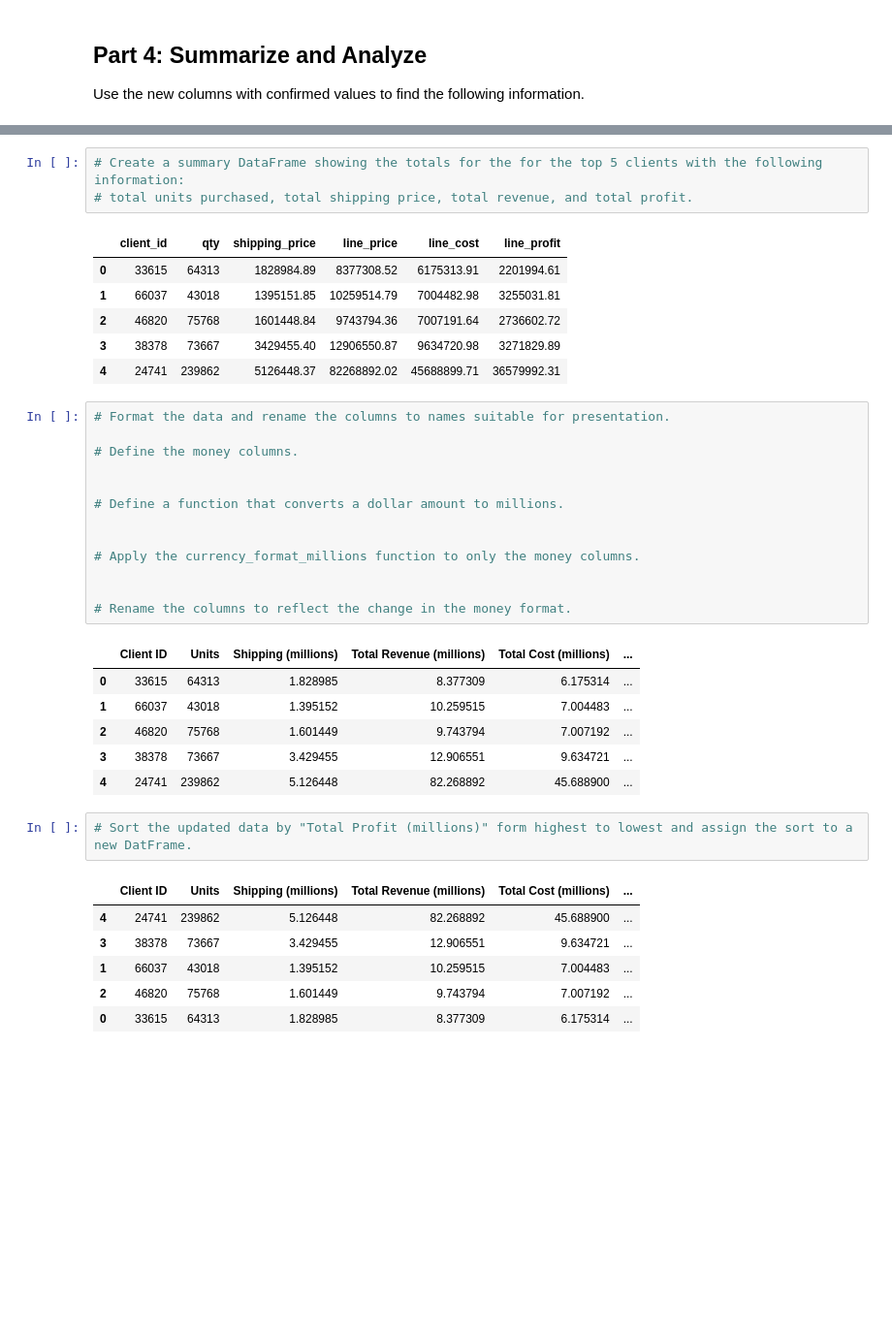
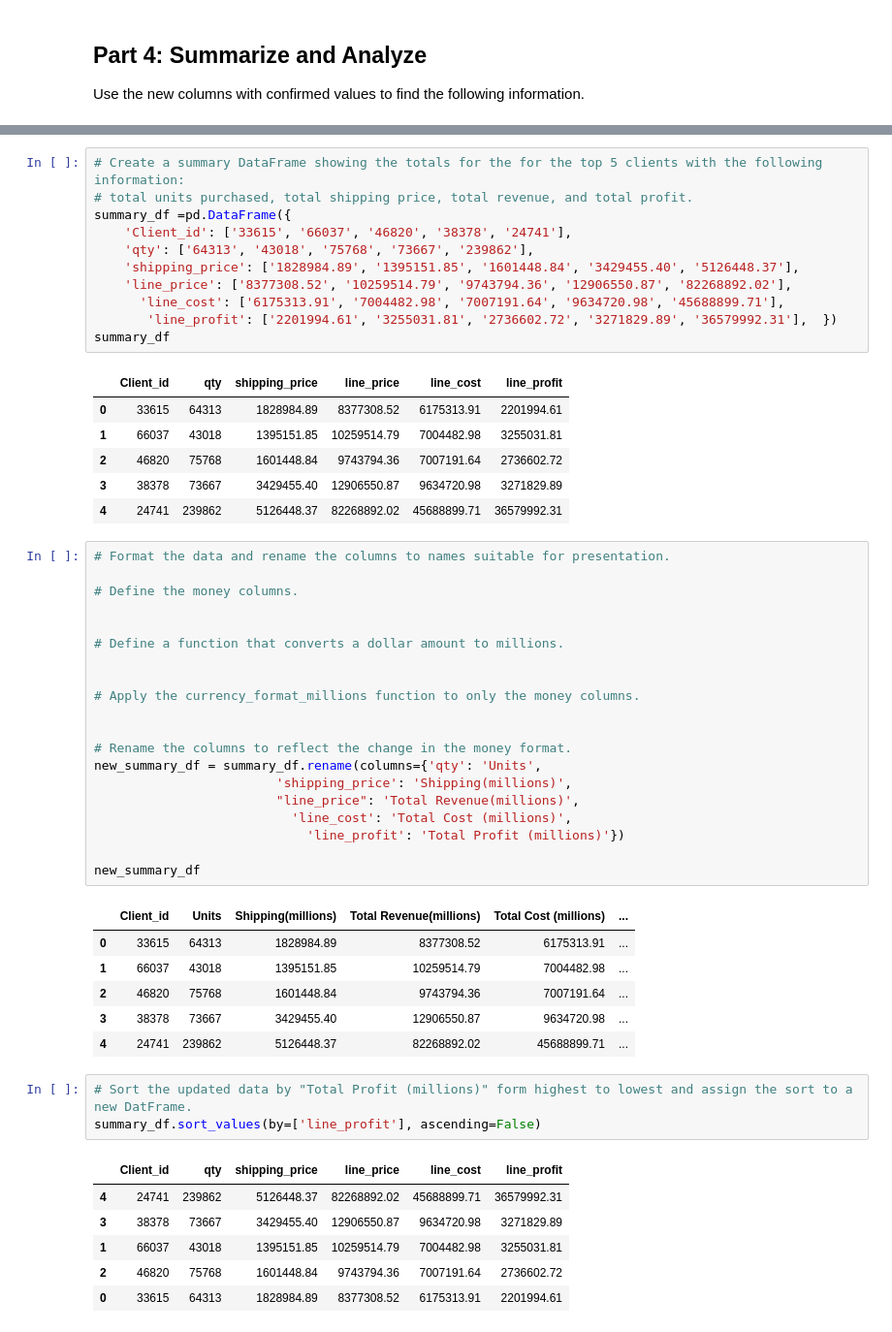
Before and after one commit to AJ-AI1/pandas-challenge-1, a Jupyter notebook: wholesale_data_analysis_starter_code.ipynb, the cells around one changed output, grey strips where cells are left out. Shown at 97% size. Saved outputs shown, nothing was run; the diff lists cells and outputs as text; blank space fills up the shorter version.

```diff
--- a/wholesale_data_analysis_starter_code.ipynb
+++ b/wholesale_data_analysis_starter_code.ipynb
@@ -193,8 +203,16 @@ Use the new columns with confirmed values to find the following information.
 # %%
 # Create a summary DataFrame showing the totals for the for the top 5 clients with the following information:
 # total units purchased, total shipping price, total revenue, and total profit.
+summary_df =pd.DataFrame({
+    'Client_id': ['33615', '66037', '46820', '38378', '24741'],
+    'qty': ['64313', '43018', '75768', '73667', '239862'],
+    'shipping_price': ['1828984.89', '1395151.85', '1601448.84', '3429455.40', '5126448.37'],
+    'line_price': ['8377308.52', '10259514.79', '9743794.36', '12906550.87', '82268892.02'],
+      'line_cost': ['6175313.91', '7004482.98', '7007191.64', '9634720.98', '45688899.71'],
+       'line_profit': ['2201994.61', '3255031.81', '2736602.72', '3271829.89', '36579992.31'],  })
+summary_df
 # %% [output]
-|  | client_id | qty | shipping_price | line_price | line_cost | line_profit |
+|  | Client_id | qty | shipping_price | line_price | line_cost | line_profit |
 | 0 | 33615 | 64313 | 1828984.89 | 8377308.52 | 6175313.91 | 2201994.61 |
 | 1 | 66037 | 43018 | 1395151.85 | 10259514.79 | 7004482.98 | 3255031.81 |
 | 2 | 46820 | 75768 | 1601448.84 | 9743794.36 | 7007191.64 | 2736602.72 |
@@ -213,19 +231,27 @@ Use the new columns with confirmed values to find the following information.
 
 
 # Rename the columns to reflect the change in the money format.
+new_summary_df = summary_df.rename(columns={'qty': 'Units',
+                        'shipping_price': 'Shipping(millions)',
+                        "line_price": 'Total Revenue(millions)',
+                          'line_cost': 'Total Cost (millions)',
+                            'line_profit': 'Total Profit (millions)'})
+
+new_summary_df
 # %% [output]
-|  | Client ID | Units | Shipping (millions) | Total Revenue (millions) | Total Cost (millions) | ... |
-| 0 | 33615 | 64313 | 1.828985 | 8.377309 | 6.175314 | ... |
-| 1 | 66037 | 43018 | 1.395152 | 10.259515 | 7.004483 | ... |
-| 2 | 46820 | 75768 | 1.601449 | 9.743794 | 7.007192 | ... |
-| 3 | 38378 | 73667 | 3.429455 | 12.906551 | 9.634721 | ... |
-| 4 | 24741 | 239862 | 5.126448 | 82.268892 | 45.688900 | ... |
+|  | Client_id | Units | Shipping(millions) | Total Revenue(millions) | Total Cost (millions) | ... |
+| 0 | 33615 | 64313 | 1828984.89 | 8377308.52 | 6175313.91 | ... |
+| 1 | 66037 | 43018 | 1395151.85 | 10259514.79 | 7004482.98 | ... |
+| 2 | 46820 | 75768 | 1601448.84 | 9743794.36 | 7007191.64 | ... |
+| 3 | 38378 | 73667 | 3429455.40 | 12906550.87 | 9634720.98 | ... |
+| 4 | 24741 | 239862 | 5126448.37 | 82268892.02 | 45688899.71 | ... |
 # %%
 # Sort the updated data by "Total Profit (millions)" form highest to lowest and assign the sort to a new DatFrame.
+summary_df.sort_values(by=['line_profit'], ascending=False)
 # %% [output]
-|  | Client ID | Units | Shipping (millions) | Total Revenue (millions) | Total Cost (millions) | ... |
-| 4 | 24741 | 239862 | 5.126448 | 82.268892 | 45.688900 | ... |
-| 3 | 38378 | 73667 | 3.429455 | 12.906551 | 9.634721 | ... |
-| 1 | 66037 | 43018 | 1.395152 | 10.259515 | 7.004483 | ... |
-| 2 | 46820 | 75768 | 1.601449 | 9.743794 | 7.007192 | ... |
-| 0 | 33615 | 64313 | 1.828985 | 8.377309 | 6.175314 | ... |
+|  | Client_id | qty | shipping_price | line_price | line_cost | line_profit |
+| 4 | 24741 | 239862 | 5126448.37 | 82268892.02 | 45688899.71 | 36579992.31 |
+| 3 | 38378 | 73667 | 3429455.40 | 12906550.87 | 9634720.98 | 3271829.89 |
+| 1 | 66037 | 43018 | 1395151.85 | 10259514.79 | 7004482.98 | 3255031.81 |
+| 2 | 46820 | 75768 | 1601448.84 | 9743794.36 | 7007191.64 | 2736602.72 |
+| 0 | 33615 | 64313 | 1828984.89 | 8377308.52 | 6175313.91 | 2201994.61 |
```
Also changed, not shown: parts of 5 cells of this notebook.
